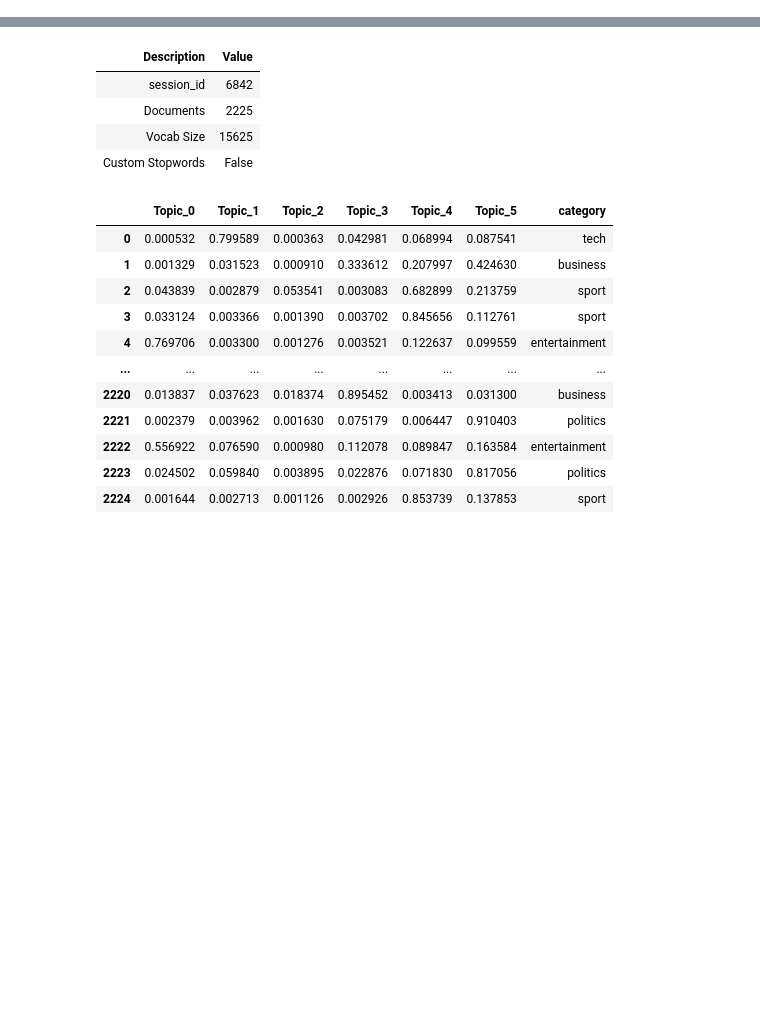
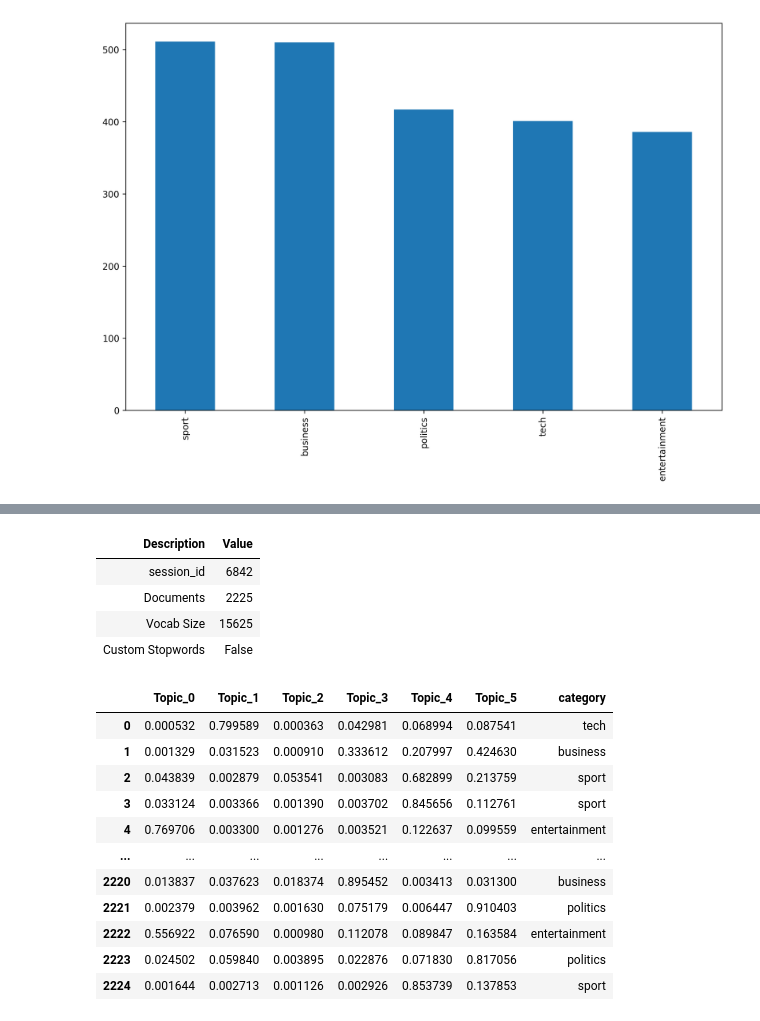
Before and after one commit to derevirn/pycaret-book, a Jupyter notebook: NLP/NLP.ipynb, the cells around one changed output, grey strips where cells are left out. Saved outputs shown, nothing was run; the diff lists cells and outputs as text; code cells hidden in the pictures; blank space fills up the shorter version.

```diff
--- a/NLP/NLP.ipynb
+++ b/NLP/NLP.ipynb
@@ -1,5 +1,11 @@
 # %%
 import pandas as pd
-from pycaret.datasets import get_data
+import matplotlib.pyplot as plt
+import matplotlib as mpl
+from wordcloud import WordCloud
+from spacy.lang.en.stop_words import STOP_WORDS
 from pycaret import nlp
 from pycaret import classification
+mpl.rcParams['figure.dpi'] = 300
+
+data = pd.read_csv('bbc-text.csv')
@@ -9,0 +12,8 @@ data = pd.read_csv('bbc-text.csv')
+# %%
+cat_count = data['category'].value_counts()
+
+categories.plot(kind = 'bar', figsize = (12,8))
+
+plt.show()
+# %% [output]
+[figure, added]
```
Also changed, not shown: parts of 4 cells of this notebook.
